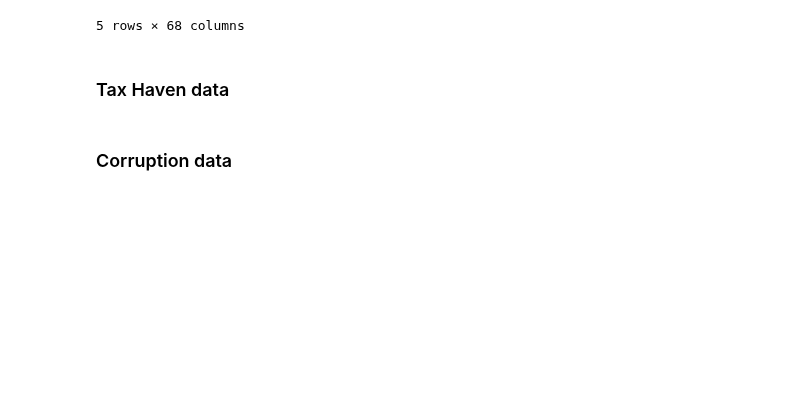
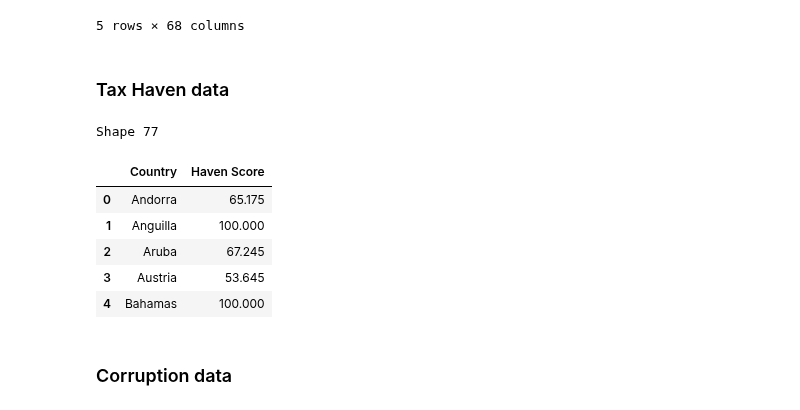
Before and after one commit to FlowDrucka64/MoneyFlow, a Jupyter notebook: data_exploration.ipynb, the cells around one changed output. Drawn from its saved outputs; the diff is of its cells as text; code cells hidden in the pictures; blank space fills up the shorter version.

Commit message:
Add and load tax haven data

```diff
--- a/data_exploration.ipynb
+++ b/data_exploration.ipynb
@@ -140,3 +137,26 @@ display(population.head())
+# %%
+# Load tax haven data (Source: https://www.taxjustice.net)
+cthi_2021 = pd.read_csv('data/cthi_2021.csv', sep=';')[['Country', 'Haven Score']]
+cthi_2019 = pd.read_csv('data/cthi_2019.csv', sep=';')[['Country', 'Haven Score']]
+cthi_2019['Haven Score'] = cthi_2019['Haven Score'].str.replace(',', '.').astype('float')
+cthi_2021['Haven Score'] = cthi_2021['Haven Score'].str.replace(',', '.').astype('float')
+
+# If both datapoints are available for a country we average over the 2021 and 2019 score
+
+cthi = pd.merge(cthi_2019, cthi_2021, on='Country', how='outer')
+print(f'Shape {cthi.shape[0]}')
+cthi['Haven Score'] = cthi[['Haven Score_x', 'Haven Score_y']].mean(axis=1, skipna=True).fillna(0)
+cthi.drop(columns=['Haven Score_x', 'Haven Score_y'], inplace=True)
+
+display(cthi.head())
+# %% [output]
+Shape 77
+|  | Country | Haven Score |
+| 0 | Andorra | 65.175 |
+| 1 | Anguilla | 100.000 |
+| 2 | Aruba | 67.245 |
+| 3 | Austria | 53.645 |
+| 4 | Bahamas | 100.000 |
 # %% [markdown]
 ### Corruption data
 # %%
```
Also changed, not shown: parts of 1 cell of this notebook, 2 other files.
